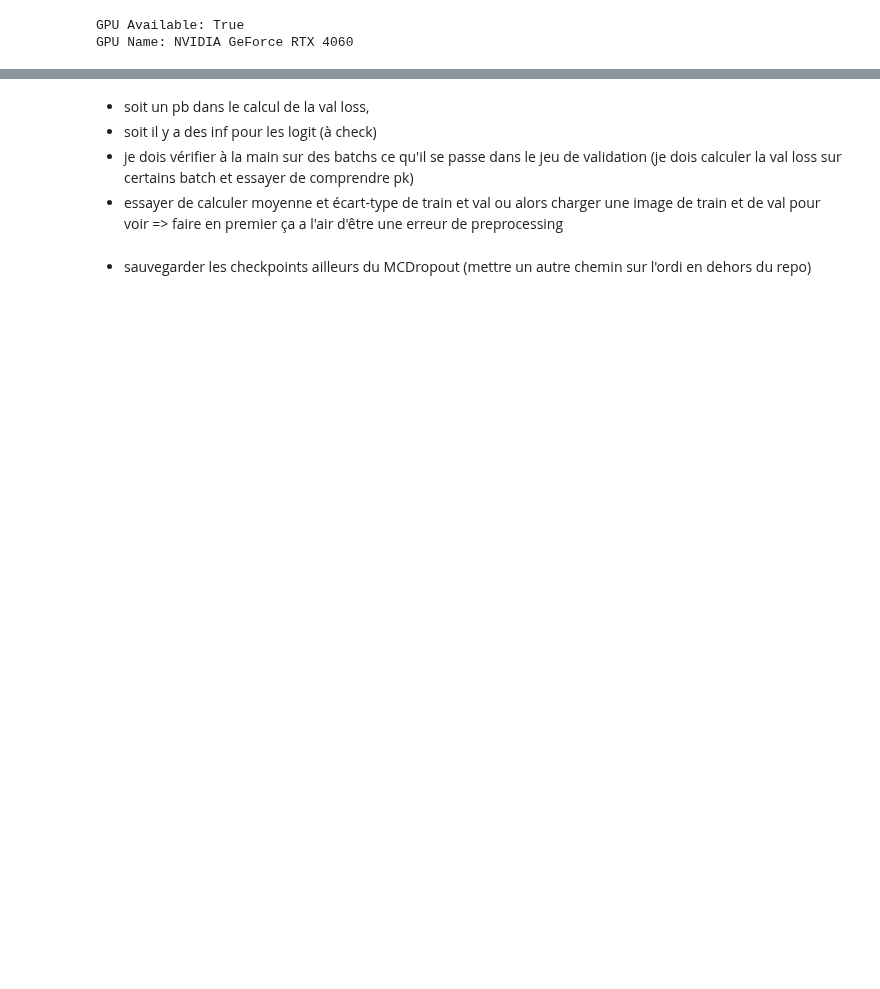
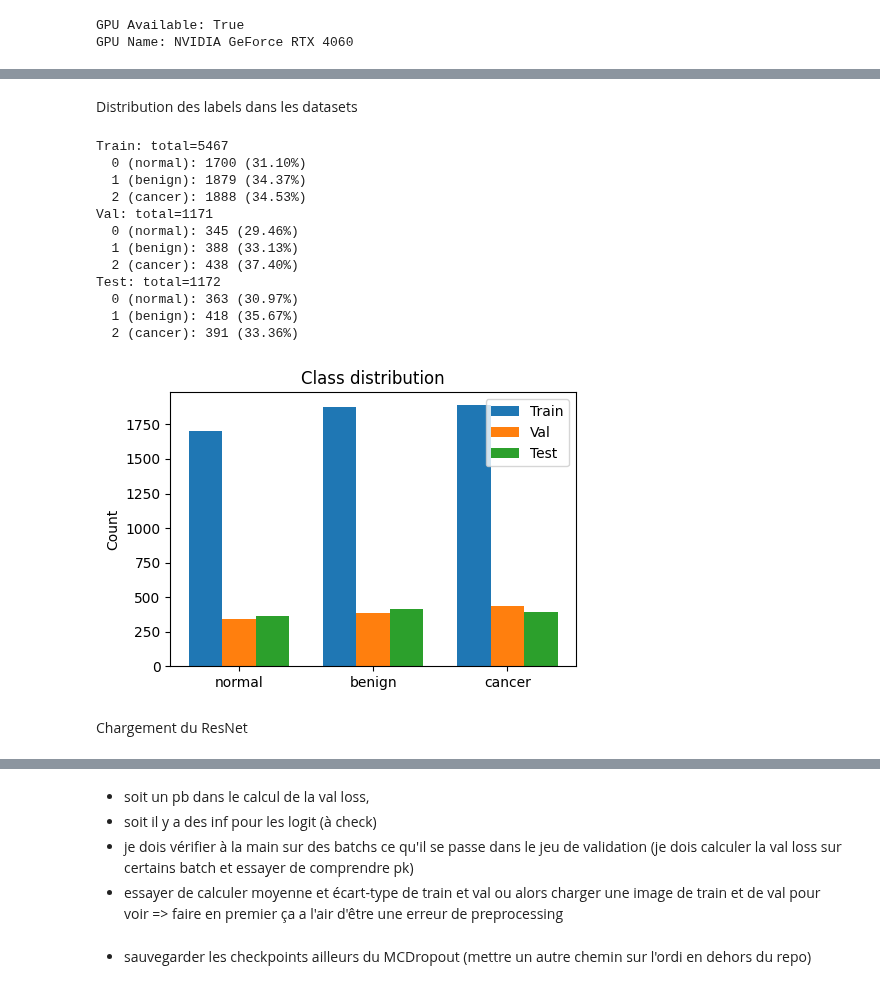
Before and after one commit to EmilienJemelen/selective-classification, a Jupyter notebook: Mammographies/Mammo.ipynb, the cells around one changed output, grey strips where cells are left out. Saved outputs shown, nothing was run; the diff lists cells and outputs as text; code cells hidden in the pictures; blank space fills up the shorter version.

```diff
--- a/Mammographies/Mammo.ipynb
+++ b/Mammographies/Mammo.ipynb
@@ -728,15 +727,0 @@ En [0,1] -> mean=0.567854, std=0.487706
-# %%
-# -- Normalisation et sauvegarde de toutes les images --
-for img_path in all_imgs:
-    img = cv2.imread(img_path, cv2.IMREAD_UNCHANGED)
-    if img is None:
-        print(f"Image non lue : {img_path}")
-        continue
-    img = img.astype(np.float32)
-    img_norm = (img - mean_val) / std_val
-
-    # sauvegarde en .npy (recommandé)
-    norm_path = img_path.replace('.png', '_norm.npy')
-    np.save(norm_path, img_norm)
-
-print("Normalisation terminée pour tout le dossier")
@@ -1034,0 +1070,60 @@ model = model.to(device)
+# %% [markdown]
+Distribution des labels dans les datasets
+# %%
+class_names = {0: "normal", 1: "benign", 2: "cancer"}
+
+def balance_report(paths, name):
+    cnt = Counter()
+    for p in paths:
+        try:
+            lbl = label_from_path(p)
+        except Exception:
+            lbl = None
+        cnt[lbl] += 1
+    total = len(paths)
+    print(f"{name}: total={total}")
+    for k in sorted(class_names.keys()):
+        c = cnt.get(k, 0)
+        print(f"  {k} ({class_names[k]}): {c} ({100.0 * c / max(1, total):.2f}%)")
+    return cnt
+
+# calculer rapports
+cnt_train = balance_report(train_paths, "Train")
+cnt_val   = balance_report(val_paths,   "Val")
+cnt_test  = balance_report(test_paths,  "Test")
+
+# plot grouped bar chart
+labels = [class_names[i] for i in range(3)]
+x = np.arange(len(labels))
+width = 0.25
+train_counts = [cnt_train.get(i, 0) for i in range(3)]
+val_counts   = [cnt_val.get(i, 0) for i in range(3)]
+test_counts  = [cnt_test.get(i, 0) for i in range(3)]
+
+fig, ax = plt.subplots(figsize=(5,3.5))
+ax.bar(x - width, train_counts, width, label='Train')
+ax.bar(x,         val_counts,   width, label='Val')
+ax.bar(x + width, test_counts,  width, label='Test')
+ax.set_xticks(x)
+ax.set_xticklabels(labels)
+ax.set_ylabel("Count")
+ax.set_title("Class distribution")
+ax.legend()
+plt.tight_layout()
+plt.show()
+# %% [output]
+Train: total=5467
+  0 (normal): 1700 (31.10%)
+  1 (benign): 1879 (34.37%)
+  2 (cancer): 1888 (34.53%)
+Val: total=1171
+  0 (normal): 345 (29.46%)
+  1 (benign): 388 (33.13%)
+  2 (cancer): 438 (37.40%)
+Test: total=1172
+  0 (normal): 363 (30.97%)
+  1 (benign): 418 (35.67%)
+  2 (cancer): 391 (33.36%)
+[figure, added]
+# %% [markdown]
+Chargement du ResNet
```
Also changed, not shown: parts of 43 cells of this notebook, 1 other file.
